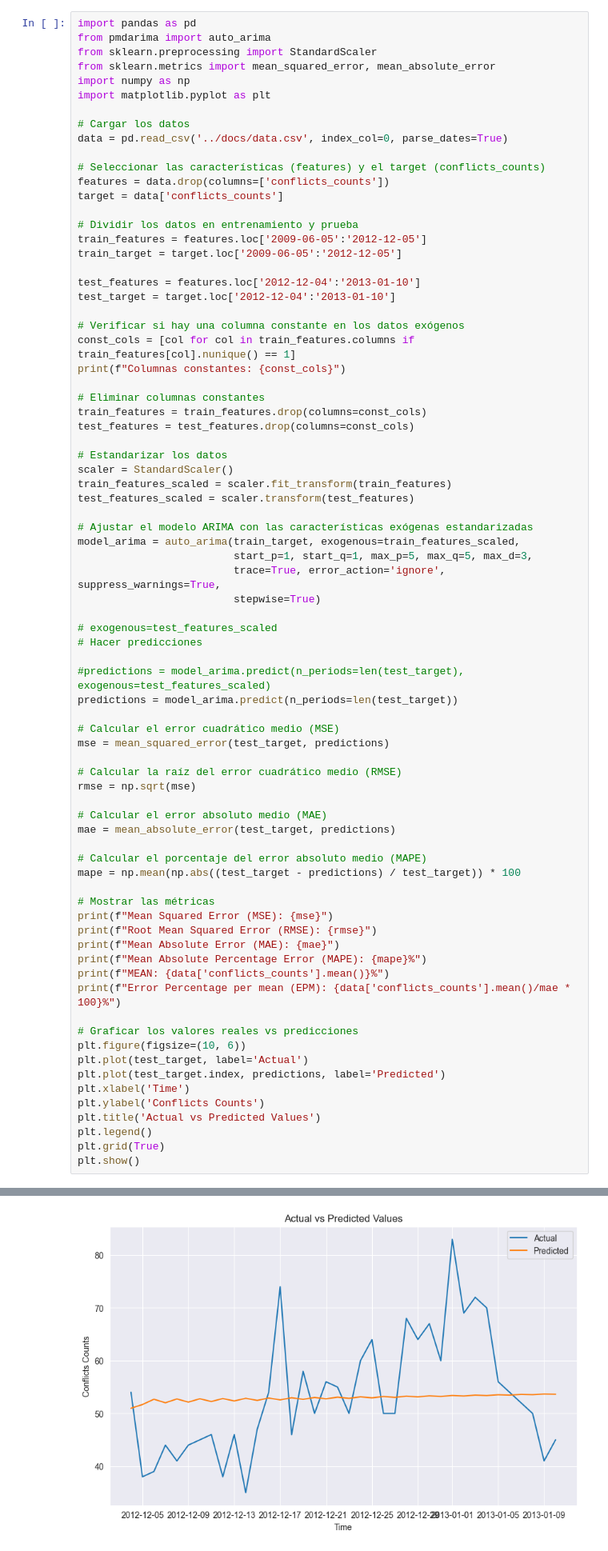
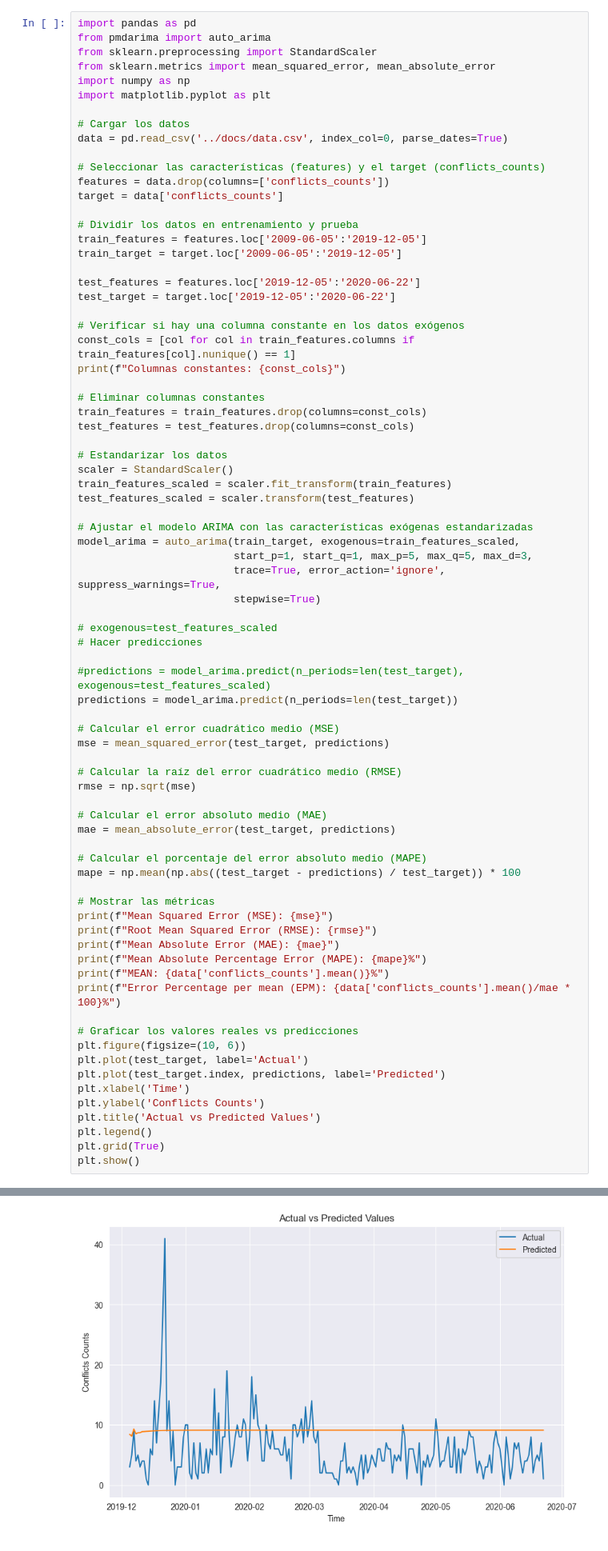
Before and after one commit to sirtxo/-EDA_MiddleEast_Conflicts_Energy, a Jupyter notebook: notebooks/Data_conflicts_analisys.ipynb, the cells around one changed output, grey strips where cells are left out. Shown at 80% size. Cells and saved outputs as stored; diff of their text form.

```diff
--- a/notebooks/Data_conflicts_analisys.ipynb
+++ b/notebooks/Data_conflicts_analisys.ipynb
@@ -361,11 +376,11 @@ features = data.drop(columns=['conflicts_counts'])
 target = data['conflicts_counts']
 
 # Dividir los datos en entrenamiento y prueba
-train_features = features.loc['2009-06-05':'2012-12-05']
-train_target = target.loc['2009-06-05':'2012-12-05']
+train_features = features.loc['2009-06-05':'2019-12-05']
+train_target = target.loc['2009-06-05':'2019-12-05']
 
-test_features = features.loc['2012-12-04':'2013-01-10']
-test_target = target.loc['2012-12-04':'2013-01-10']
+test_features = features.loc['2019-12-05':'2020-06-22']
+test_target = target.loc['2019-12-05':'2020-06-22']
 
 # Verificar si hay una columna constante en los datos exógenos
 const_cols = [col for col in train_features.columns if train_features[col].nunique() == 1]
@@ -443,4 +458,4 @@ Error Percentage per mean (EPM): 168.194755901768%
-[figure, old version]
+[figure, new version]
 # %%
 import pandas as pd
 from pmdarima import auto_arima
```
Also changed, not shown: parts of 13 cells of this notebook, 2 other files.
